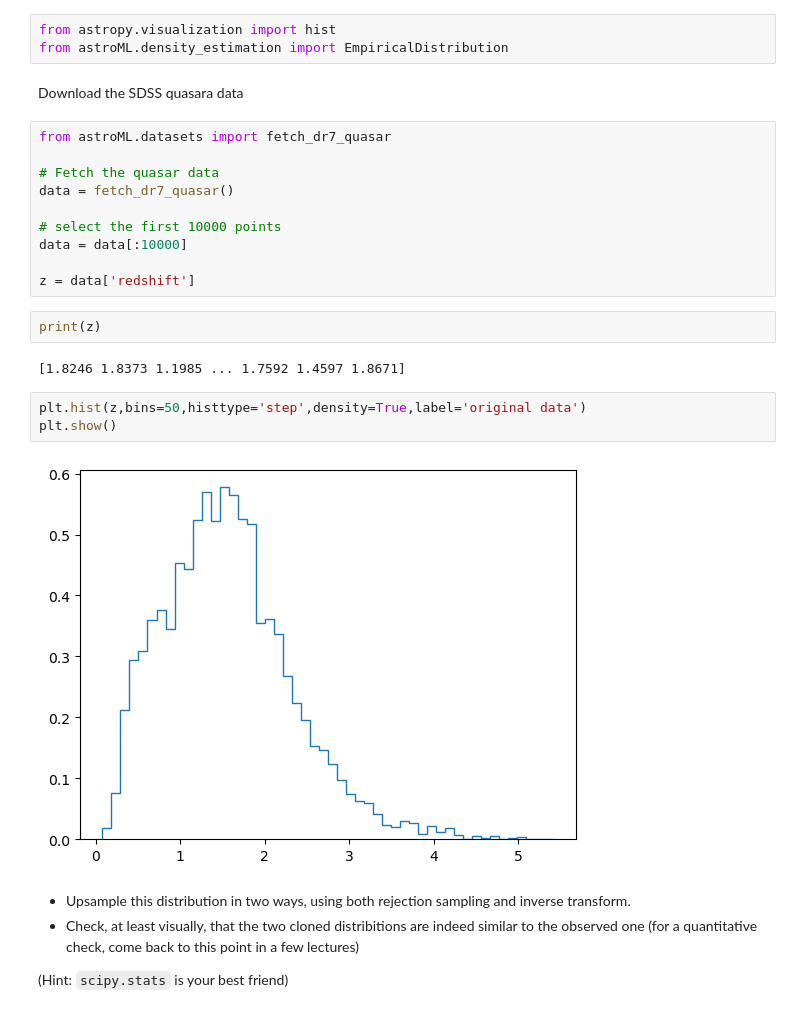
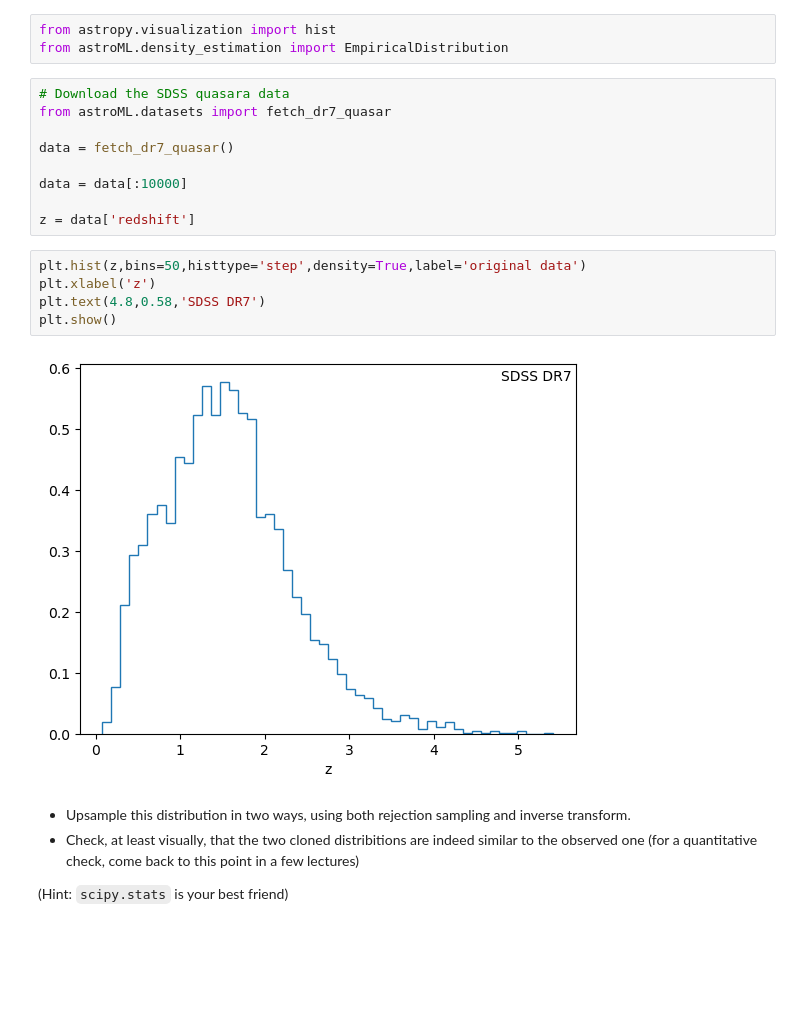
Before and after one commit to robertoinfurna/astrostatistics_bicocca_2024, a Jupyter notebook: working/04_Cloning_quasars.ipynb, the cells around one changed output. Cells and saved outputs as stored; diff of their text form; blank space fills up the shorter version.

```diff
--- a/working/04_Cloning_quasars.ipynb
+++ b/working/04_Cloning_quasars.ipynb
@@ -16,27 +16,22 @@ from scipy import stats, interpolate
 # %%
 from astropy.visualization import hist
 from astroML.density_estimation import EmpiricalDistribution
-# %% [markdown]
-Download the SDSS quasara data
 # %%
+# Download the SDSS quasara data
 from astroML.datasets import fetch_dr7_quasar
 
-# Fetch the quasar data
 data = fetch_dr7_quasar()
 
-# select the first 10000 points
 data = data[:10000]
 
 z = data['redshift']
-# %%
-print(z)
-# %% [output]
-[1.8246 1.8373 1.1985 ... 1.7592 1.4597 1.8671]
 # %%
 plt.hist(z,bins=50,histtype='step',density=True,label='original data')
+plt.xlabel('z')
+plt.text(4.8,0.58,'SDSS DR7')
 plt.show()
 # %% [output]
-[figure, old version]
+[figure, new version]
 # %% [markdown]
 - Upsample this distribution in two ways, using both rejection sampling and inverse transform.
 - Check, at least visually, that the two cloned distribitions are indeed similar to the observed one (for a quantitative check, come back to this point in a few lectures)
```
Also changed, not shown: parts of 9 cells of this notebook.
